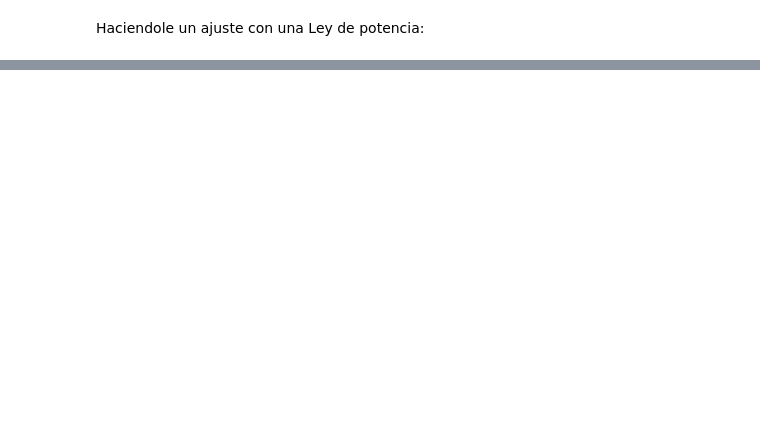
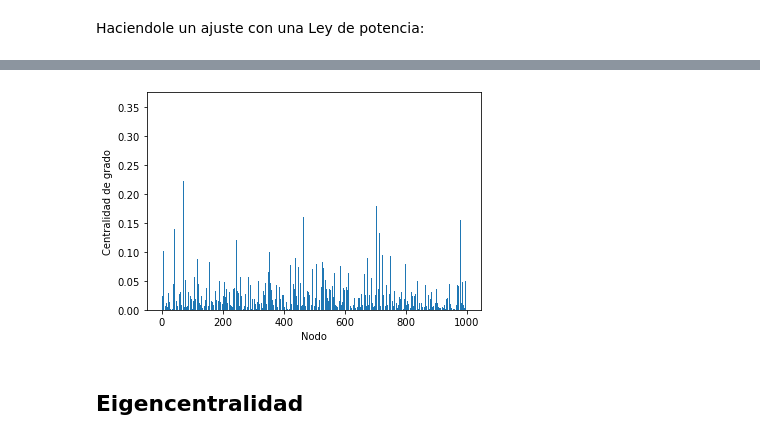
Before and after one commit to samoelelo/proyecto-redes, a Jupyter notebook: Proyecto.ipynb, the cells around one changed output, grey strips where cells are left out. Drawn from its saved outputs; the diff is of its cells as text; code cells hidden in the pictures; blank space fills up the shorter version.

```diff
--- a/Proyecto.ipynb
+++ b/Proyecto.ipynb
@@ -115,0 +131,10 @@ Los ciclos de 3 (triangulos) son: 7598272176.0
+# %%
+#Histograma de centralidad de grado
+plt.bar(range(len(deg)), list(deg.values()), align='center')
+plt.xlabel('Nodo')
+plt.ylabel('Centralidad de grado')
+plt.show()
+# %% [output]
+[figure, added]
+# %% [markdown]
+## Eigencentralidad
```
Also changed, not shown: parts of 16 cells of this notebook.
